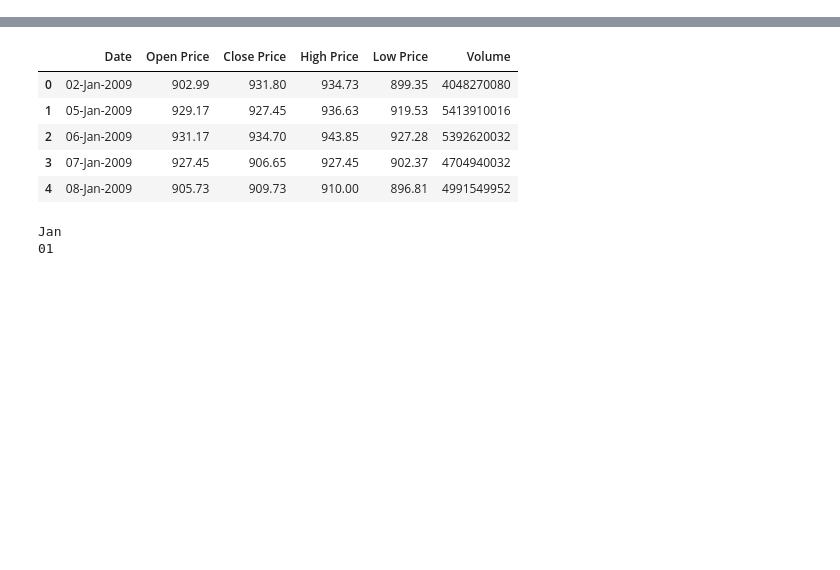
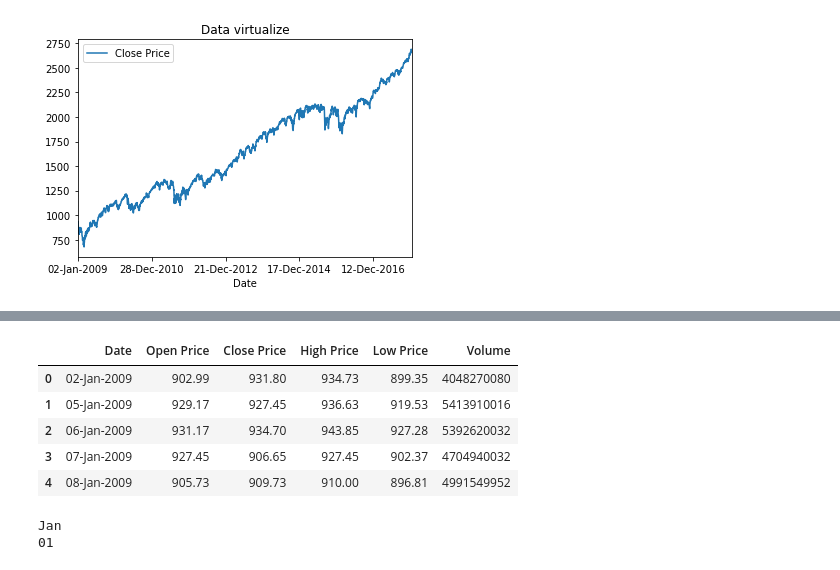
Before and after one commit to BroLeaf/FDA_Stock-forecasting, a Jupyter notebook: Stock-movement_prediction.ipynb, the cells around one changed output, grey strips where cells are left out. Cells and saved outputs as stored; diff of their text form; code cells hidden in the pictures; blank space fills up the shorter version.

```diff
--- a/Stock-movement_prediction.ipynb
+++ b/Stock-movement_prediction.ipynb
@@ -4,3 +5,9 @@ import numpy
 # %%
 pd_data_train = pd.read_csv("./training_set.csv")
 pd_data_test = pd.read_csv("./test_set.csv")
+# %%
+# data virtualization
+pd_data_train.plot(x='Date', y='Close Price', title='Data virtualize')
+plt.show()
+# %% [output]
+[figure, added]
```
Also changed, not shown: parts of 8 cells of this notebook.
